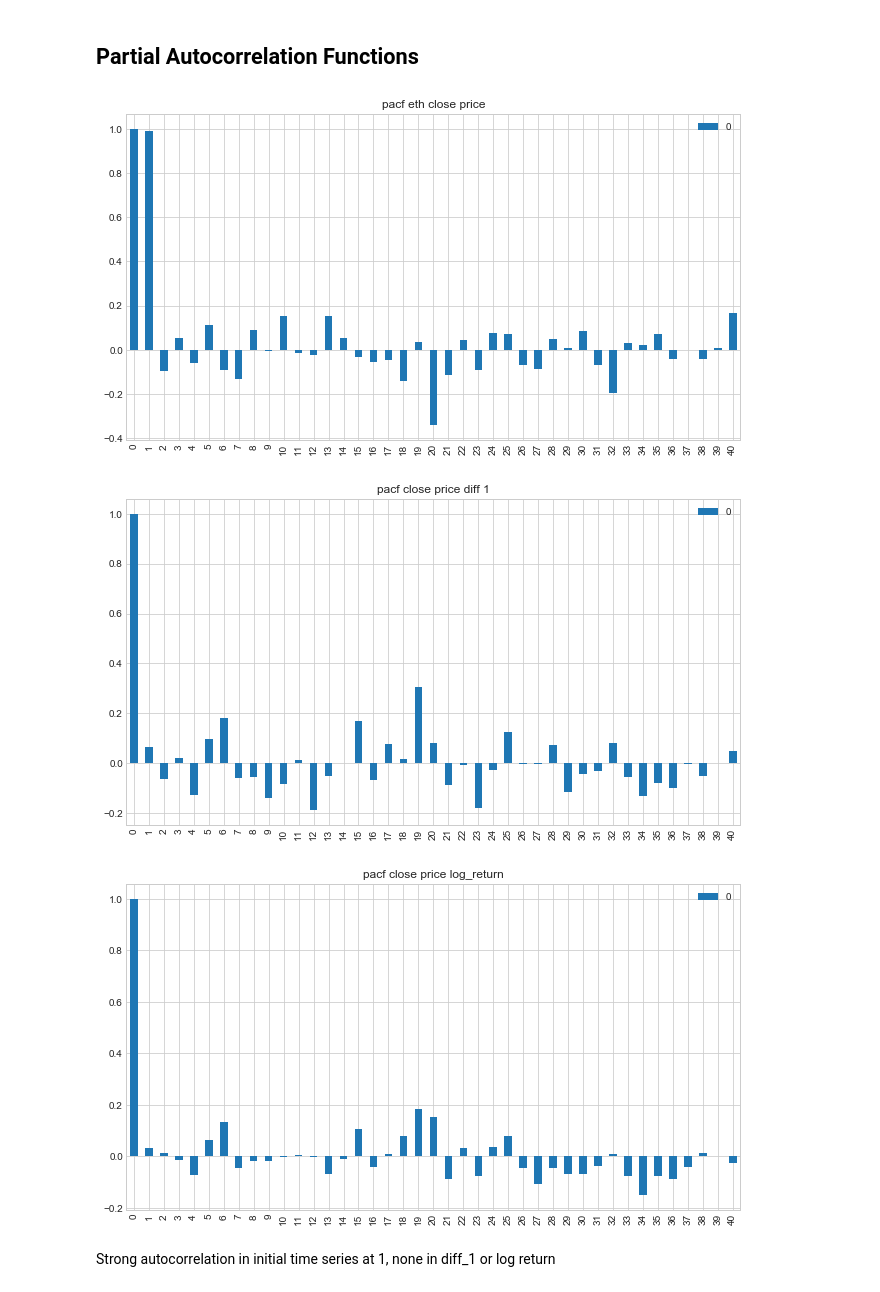
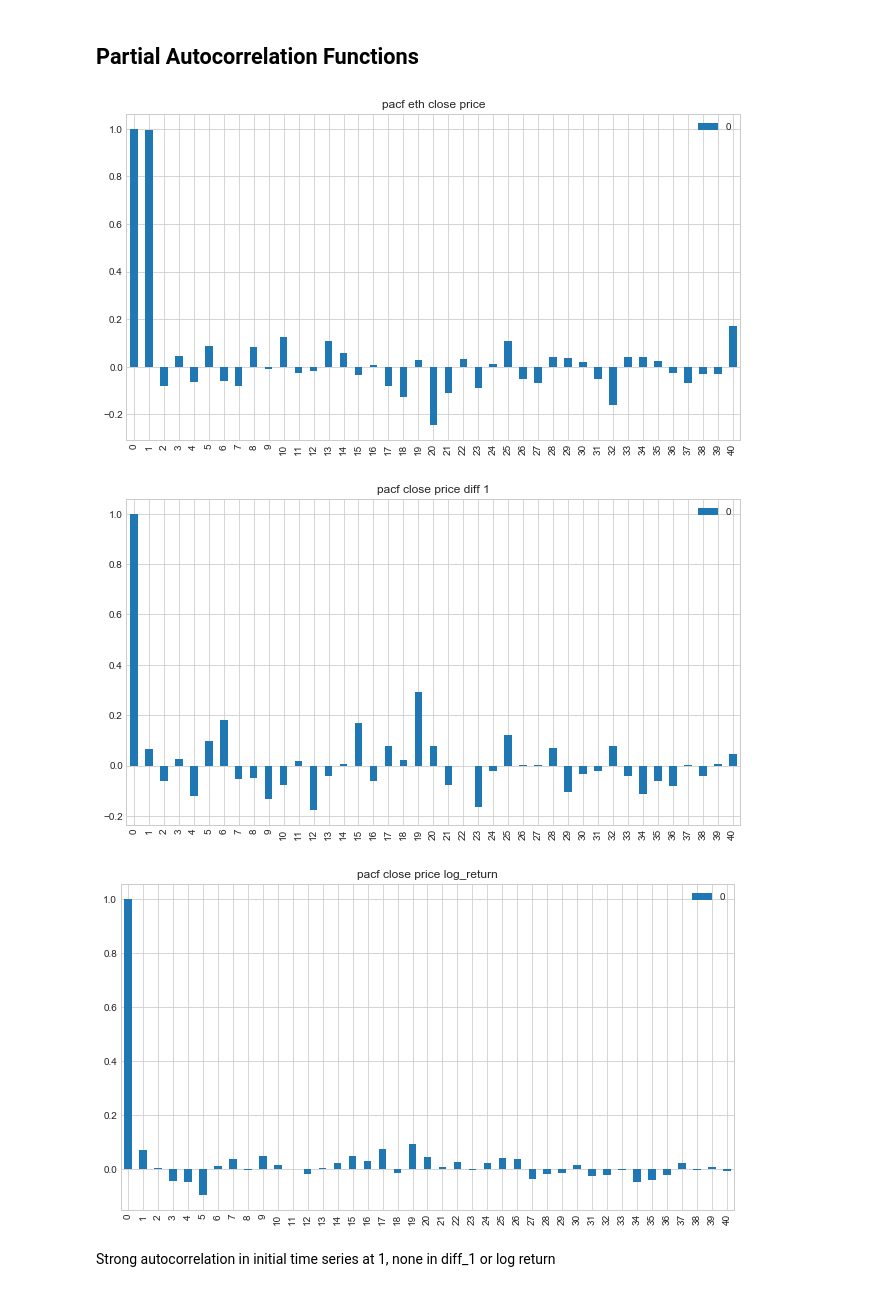
Before and after one commit to brianmcguckin/thinkful_unit_06_specializations, a Jupyter notebook: 06_01_06_challenge_time_series_analysis.ipynb, the cells around one changed output. Drawn from its saved outputs; the diff is of its cells as text; code cells hidden in the pictures.

```diff
--- a/06_01_06_challenge_time_series_analysis.ipynb
+++ b/06_01_06_challenge_time_series_analysis.ipynb
@@ -184,24 +127,24 @@ critical vals {'1%': -3.452867117291862, '5%': -2.8714554160827745, '10%': -2.57
 # %%
 from statsmodels.tsa.stattools import pacf
 
-x_acf = pd.DataFrame(pacf(eth_price2.Close))
+x_acf = pd.DataFrame(pacf(eth_price.Close))
 x_acf.plot(kind='bar', figsize=(11,6))
 plt.title('pacf eth close price')
 plt.show()
 
-x_acf2 = pd.DataFrame(pacf(eth_price2.diff_1[1:]))
+x_acf2 = pd.DataFrame(pacf(eth_price.diff_1[1:]))
 x_acf2.plot(kind='bar', figsize=(11,6))
 plt.title('pacf close price diff 1')
 plt.show()
 
-x_acf3 = pd.DataFrame(pacf(eth_price2.log_return[1:]))
+x_acf3 = pd.DataFrame(pacf(eth_price.log_return[1:]))
 x_acf3.plot(kind='bar', figsize=(11,6))
 plt.title('pacf close price log_return')
 plt.show()
 # %% [output]
-[figure, old version]
+[figure, new version]
-[figure, old version]
+[figure, new version]
-[figure, old version]
+[figure, new version]
 # %% [markdown]
 Strong autocorrelation in initial time series at 1, none in diff_1 or log return
 # %% [markdown]
```
Also changed, not shown: parts of 17 cells of this notebook, 1 other file.
